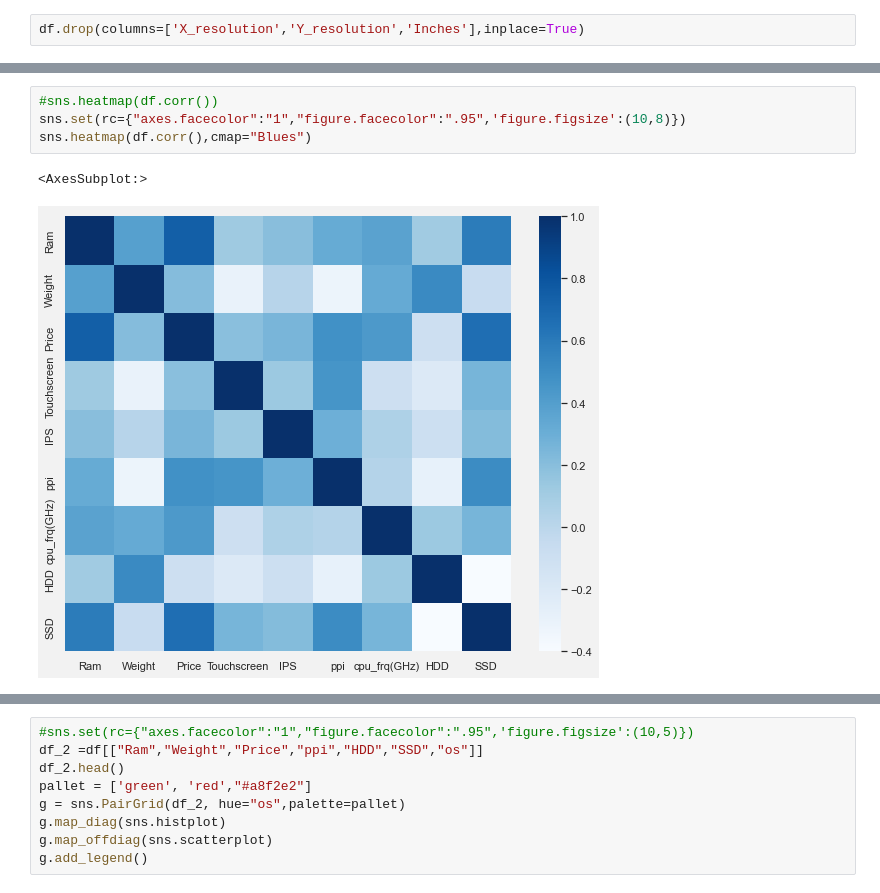
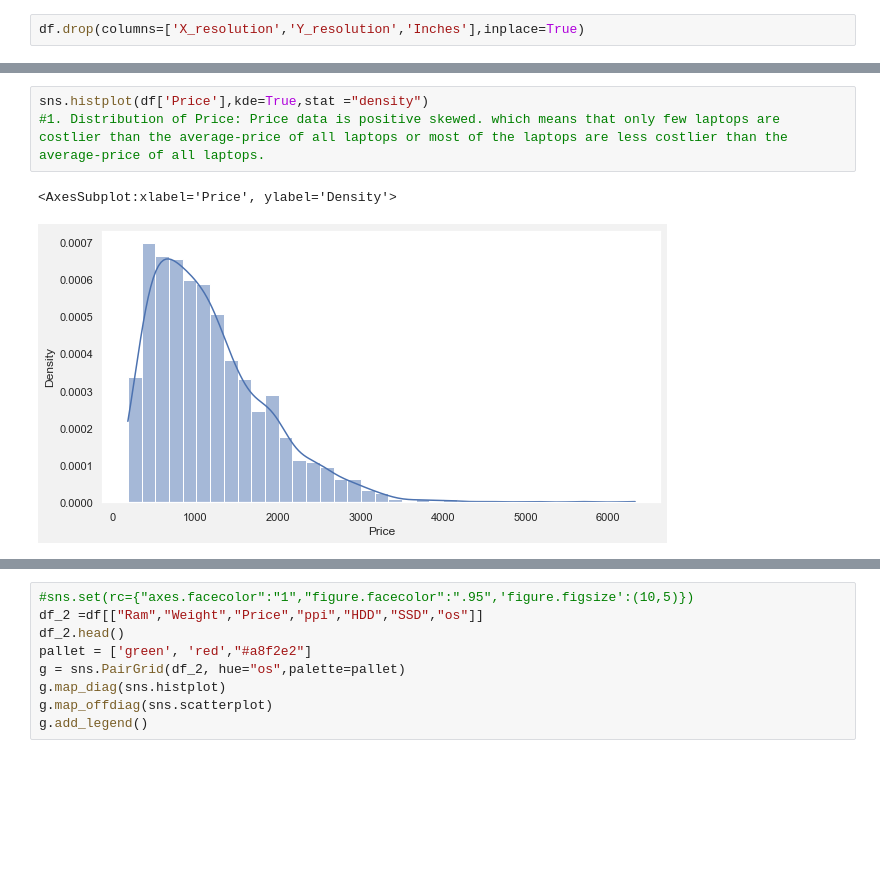
Before and after one commit to mrrachitchugh/UCDPA_RachitChugh, a Jupyter notebook: UCDPA_RachitChugh_CODE_LapPricePrediction.ipynb, the cells around one changed output, grey strips where cells are left out. Cells and saved outputs as stored; diff of their text form; blank space fills up the shorter version.

```diff
--- a/UCDPA_RachitChugh_CODE_LapPricePrediction.ipynb
+++ b/UCDPA_RachitChugh_CODE_LapPricePrediction.ipynb
@@ -808,7 +817,6 @@ sns.scatterplot(x=df['Weight'],y=df['Price'], hue=df["HDD"])
-# %%
-#sns.heatmap(df.corr())
-sns.set(rc={"axes.facecolor":"1","figure.facecolor":".95",'figure.figsize':(10,8)})
-sns.heatmap(df.corr(),cmap="Blues")
-# %% [output]
-<AxesSubplot:>
-[figure, removed]
+# %%
+sns.histplot(df['Price'],kde=True,stat ="density")
+#1.	Distribution of Price: Price data is positive skewed. which means that only few laptops are costlier than the average-price of all laptops or most of the laptops are less costlier than the average-price of all laptops.
+# %% [output]
+<AxesSubplot:xlabel='Price', ylabel='Density'>
+[figure, added]
```
Also changed, not shown: parts of 40 cells of this notebook.
